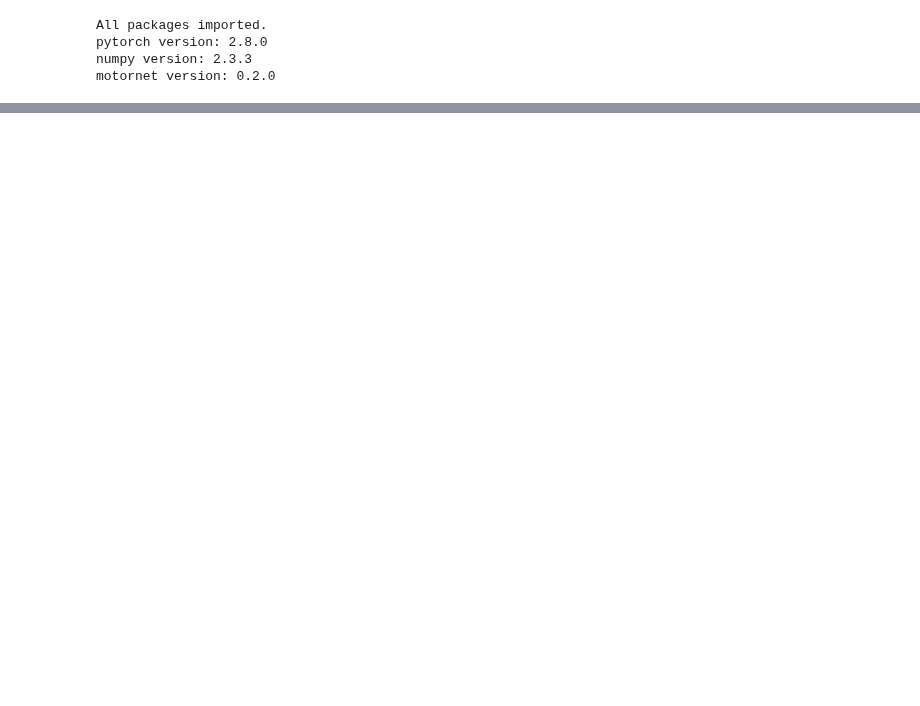
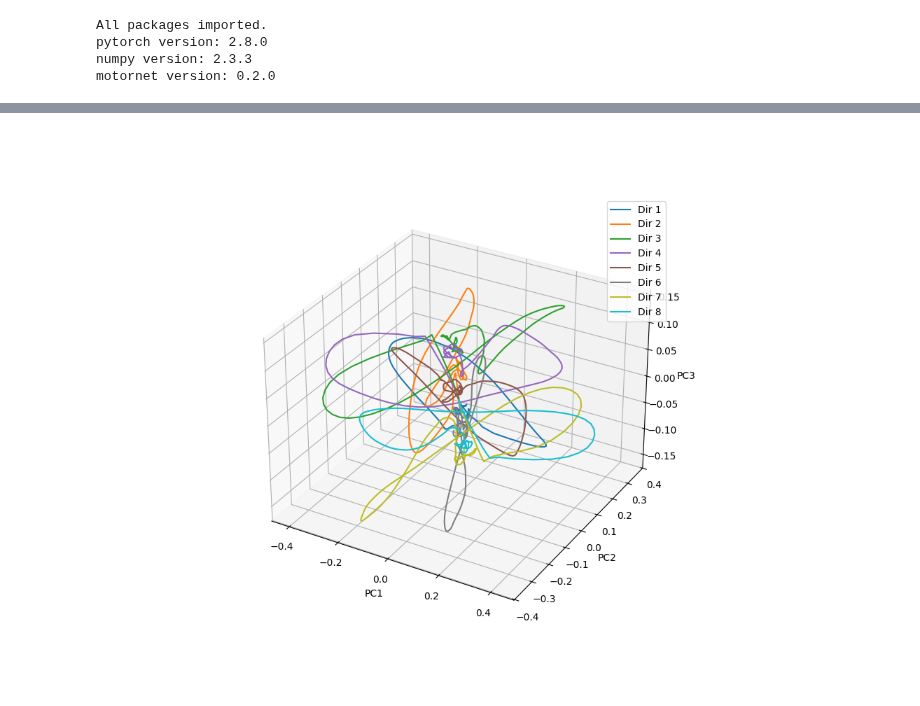
Before and after one commit to paulgribble/motornet_demo, a Jupyter notebook: demo1_visualize.ipynb, the cells around one changed output, grey strips where cells are left out. Cells and saved outputs as stored; diff of their text form; code cells hidden in the pictures; blank space fills up the shorter version.

```diff
--- a/demo1_visualize.ipynb
+++ b/demo1_visualize.ipynb
@@ -97,9 +87,8 @@ plt.show()
 # %%
 from sklearn.decomposition import PCA
 
-# h shape is (batch, time, neurons) = (8, 301, 256)
-# Transpose to X shape: (time, condition, neurons)
-X = np.transpose(h, (1, 0, 2))   # (301, 8, 256)
+# X shape: (time, condition, neurons)
+X = h   # (301, 8, 256)
 
 # Reshape for PCA: (samples, features)
 X_flat = X.reshape(-1, X.shape[-1])   # -> (2408, 256)
@@ -110,5 +99,3 @@ X_pca = pca.fit_transform(X_flat)     # (2408, 3)
 
 # Reshape back to (time, condition, PCs)
 X_pca = X_pca.reshape(X.shape[0], X.shape[1], 3)  # -> (301, 8, 3)
-
-print(f"Explained variance: {pca.explained_variance_ratio_}")
@@ -216,0 +125,25 @@ plt.show()
+# %%
+from mpl_toolkits.mplot3d import Axes3D  # needed for 3D projection
+
+fig = plt.figure(figsize=(10, 8))
+ax = fig.add_subplot(111, projection='3d')
+
+colors = plt.cm.tab10(np.linspace(0, 1, X.shape[1]))
+
+for cond in range(X.shape[1]):
+    ax.plot(
+        X_pca[:, cond, 0],
+        X_pca[:, cond, 1],
+        X_pca[:, cond, 2],
+        color=colors[cond],
+        label=f"Dir {cond+1}"
+    )
+
+ax.set_xlabel('PC1')
+ax.set_ylabel('PC2')
+ax.set_zlabel('PC3')
+ax.legend()
+
+plt.show()
+# %% [output]
+[figure, added]
```
Also changed, not shown: parts of 13 cells of this notebook, 12 other files.
